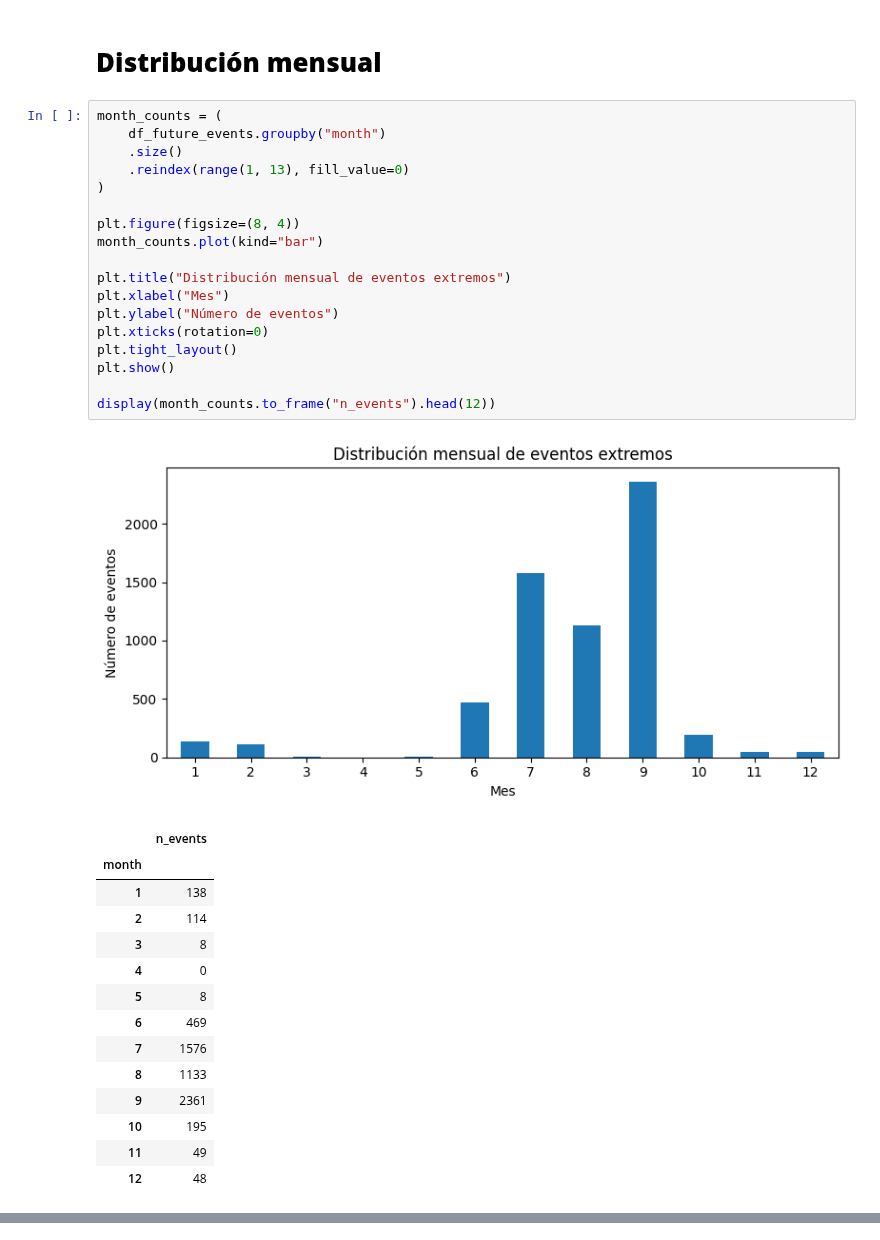
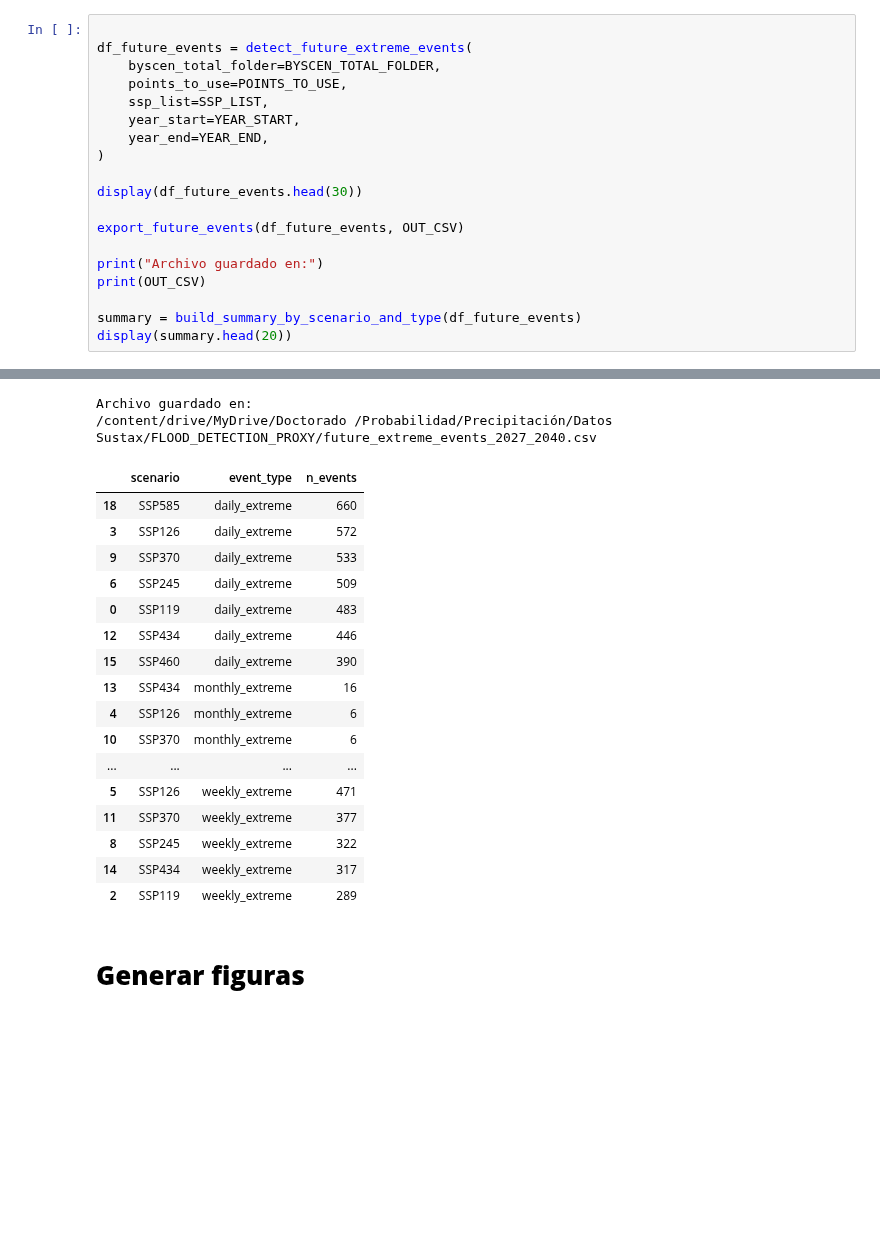
Before and after one commit to RenteriaRaul/Doctorado-DCAG, a Jupyter notebook: notebooks/sustax/06_sustax_flood_detection_proxy.ipynb, the cells around one changed output, grey strips where cells are left out. Cells and saved outputs as stored; diff of their text form; blank space fills up the shorter version.

Commit message:
Refactor notebook 06 sustax usando flood_proxy.py

```diff
--- a/notebooks/sustax/06_sustax_flood_detection_proxy.ipynb
+++ b/notebooks/sustax/06_sustax_flood_detection_proxy.ipynb
@@ -415,36 +69,20 @@ display(station_counts.to_frame("n_events").head())
-# %% [markdown]
-# **Distribución mensual**
-# %%
-month_counts = (
-    df_future_events.groupby("month")
-    .size()
-    .reindex(range(1, 13), fill_value=0)
-)
-
-plt.figure(figsize=(8, 4))
-month_counts.plot(kind="bar")
-
-plt.title("Distribución mensual de eventos extremos")
-plt.xlabel("Mes")
-plt.ylabel("Número de eventos")
-plt.xticks(rotation=0)
-plt.tight_layout()
-plt.show()
-
-display(month_counts.to_frame("n_events").head(12))
-# %% [output]
-[figure, removed]
-|  | n_events |
-| month |  |
-| 1 | 138 |
-| 2 | 114 |
-| 3 | 8 |
-| 4 | 0 |
-| 5 | 8 |
-| 6 | 469 |
-| 7 | 1576 |
-| 8 | 1133 |
-| 9 | 2361 |
-| 10 | 195 |
-| 11 | 49 |
-| 12 | 48 |
+# %%
+
+df_future_events = detect_future_extreme_events(
+    byscen_total_folder=BYSCEN_TOTAL_FOLDER,
+    points_to_use=POINTS_TO_USE,
+    ssp_list=SSP_LIST,
+    year_start=YEAR_START,
+    year_end=YEAR_END,
+)
+
+display(df_future_events.head(30))
+
+export_future_events(df_future_events, OUT_CSV)
+
+print("Archivo guardado en:")
+print(OUT_CSV)
+
+summary = build_summary_by_scenario_and_type(df_future_events)
+display(summary.head(20))
+# %% [output]
@@ -450,0 +106,21 @@ display(month_counts.to_frame("n_events").head(12))
+Archivo guardado en:
+/content/drive/MyDrive/Doctorado /Probabilidad/Precipitación/Datos Sustax/FLOOD_DETECTION_PROXY/future_extreme_events_2027_2040.csv
+|  | scenario | event_type | n_events |
+| 18 | SSP585 | daily_extreme | 660 |
+| 3 | SSP126 | daily_extreme | 572 |
+| 9 | SSP370 | daily_extreme | 533 |
+| 6 | SSP245 | daily_extreme | 509 |
+| 0 | SSP119 | daily_extreme | 483 |
+| 12 | SSP434 | daily_extreme | 446 |
+| 15 | SSP460 | daily_extreme | 390 |
+| 13 | SSP434 | monthly_extreme | 16 |
+| 4 | SSP126 | monthly_extreme | 6 |
+| 10 | SSP370 | monthly_extreme | 6 |
+| ... | ... | ... | ... |
+| 5 | SSP126 | weekly_extreme | 471 |
+| 11 | SSP370 | weekly_extreme | 377 |
+| 8 | SSP245 | weekly_extreme | 322 |
+| 14 | SSP434 | weekly_extreme | 317 |
+| 2 | SSP119 | weekly_extreme | 289 |
+# %% [markdown]
+# **Generar figuras**
```
Also changed, not shown: parts of 18 cells of this notebook.
